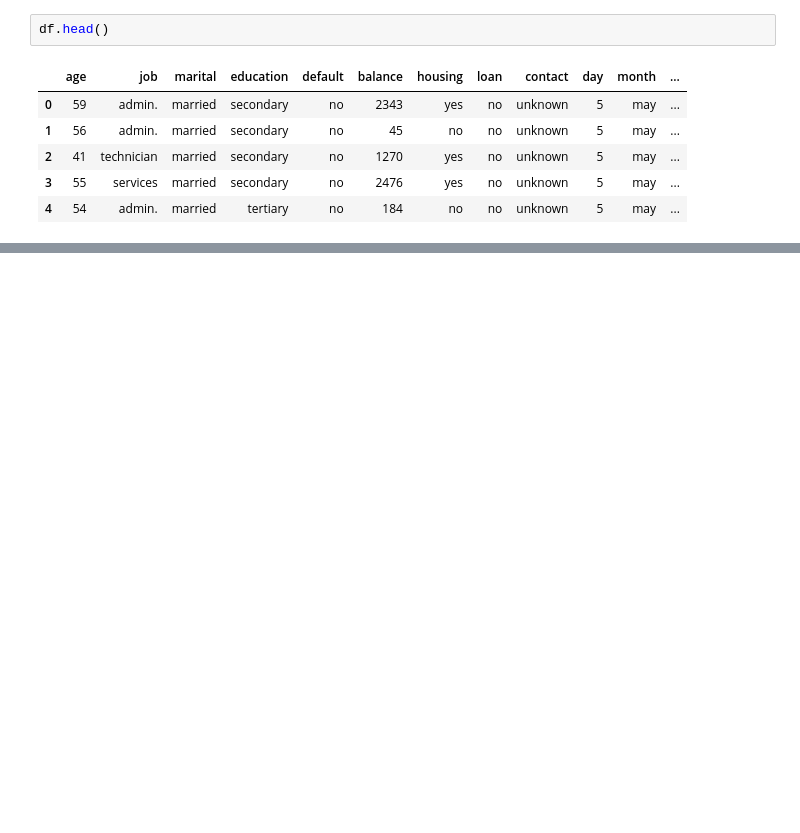
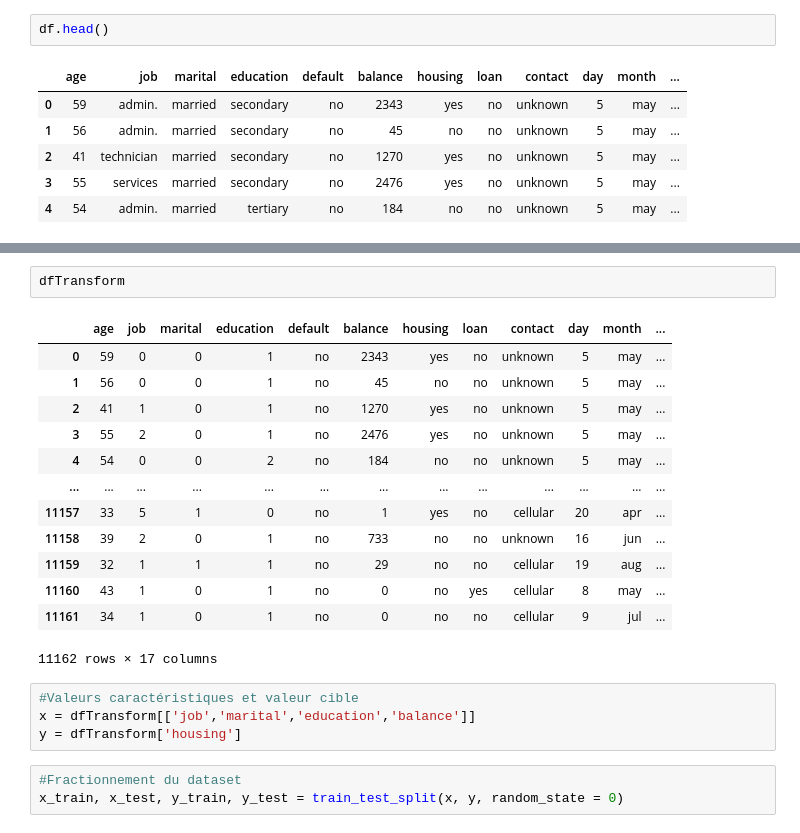
Before and after one commit to Yoboss225/predict-ml-pipeline, a Jupyter notebook: Notebook.ipynb, the cells around one changed output, grey strips where cells are left out. Drawn from its saved outputs; the diff is of its cells as text; blank space fills up the shorter version.

```diff
--- a/Notebook.ipynb
+++ b/Notebook.ipynb
@@ -36,0 +231,23 @@ df.loc[df['job'] == "technician"]
+# %%
+dfTransform
+# %% [output]
+|  | age | job | marital | education | default | balance | housing | loan | contact | day | month | ... |
+| 0 | 59 | 0 | 0 | 1 | no | 2343 | yes | no | unknown | 5 | may | ... |
+| 1 | 56 | 0 | 0 | 1 | no | 45 | no | no | unknown | 5 | may | ... |
+| 2 | 41 | 1 | 0 | 1 | no | 1270 | yes | no | unknown | 5 | may | ... |
+| 3 | 55 | 2 | 0 | 1 | no | 2476 | yes | no | unknown | 5 | may | ... |
+| 4 | 54 | 0 | 0 | 2 | no | 184 | no | no | unknown | 5 | may | ... |
+| ... | ... | ... | ... | ... | ... | ... | ... | ... | ... | ... | ... | ... |
+| 11157 | 33 | 5 | 1 | 0 | no | 1 | yes | no | cellular | 20 | apr | ... |
+| 11158 | 39 | 2 | 0 | 1 | no | 733 | no | no | unknown | 16 | jun | ... |
+| 11159 | 32 | 1 | 1 | 1 | no | 29 | no | no | cellular | 19 | aug | ... |
+| 11160 | 43 | 1 | 0 | 1 | no | 0 | no | yes | cellular | 8 | may | ... |
+| 11161 | 34 | 1 | 0 | 1 | no | 0 | no | no | cellular | 9 | jul | ... |
+11162 rows × 17 columns
+# %%
+#Valeurs caractéristiques et valeur cible
+x = dfTransform[['job','marital','education','balance']]
+y = dfTransform['housing']
+# %%
+#Fractionnement du dataset
+x_train, x_test, y_train, y_test = train_test_split(x, y, random_state = 0)
```
Also changed, not shown: parts of 20 cells of this notebook.
